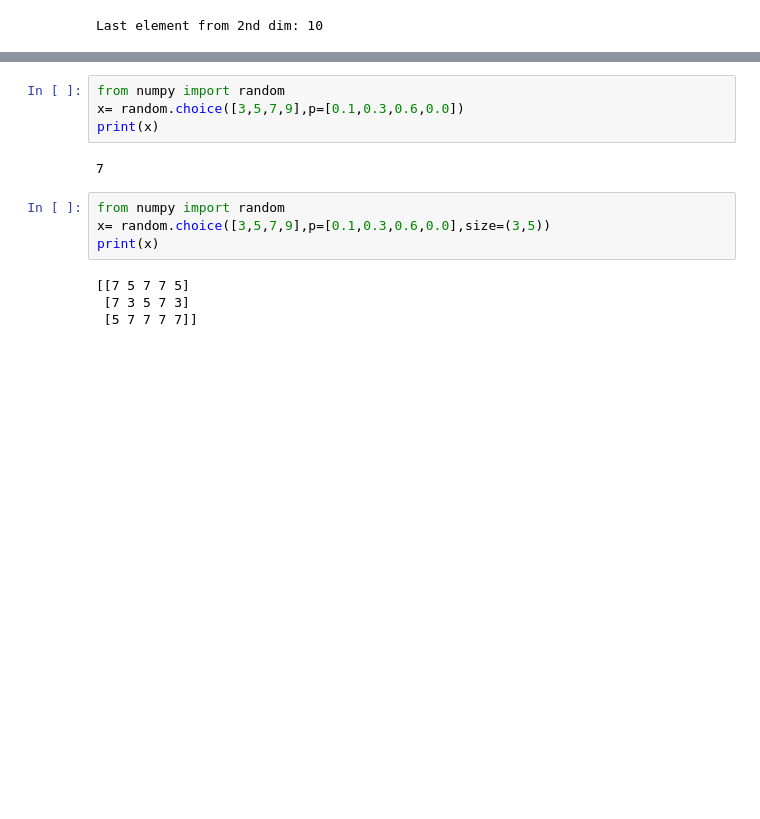
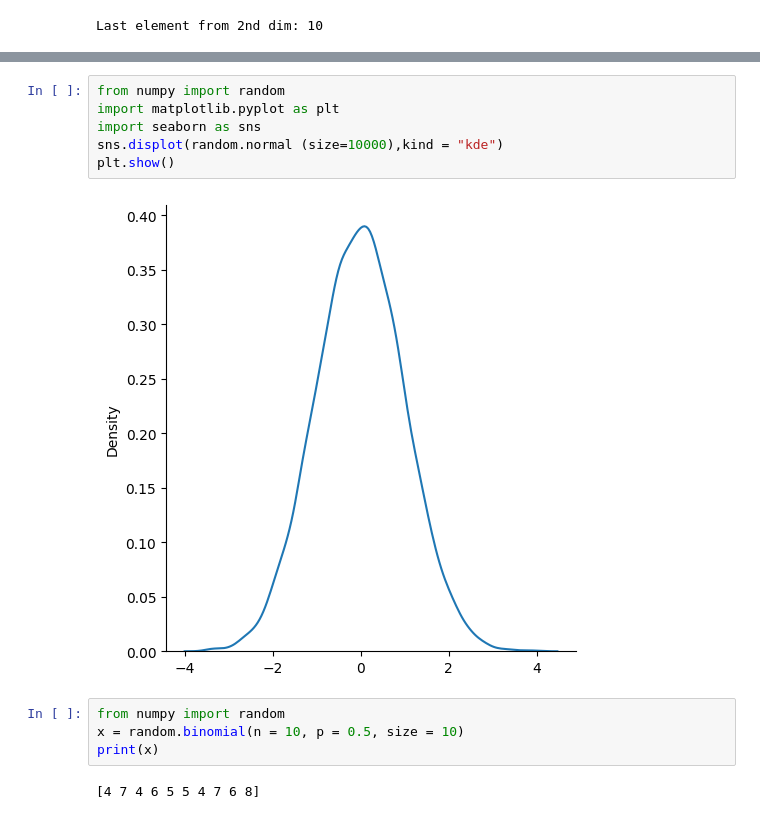
Before and after one commit to Akanksha-Ceris/NumPy-, a Jupyter notebook: Numpy.ipynb, the cells around one changed output, grey strips where cells are left out. Cells and saved outputs as stored; diff of their text form; blank space fills up the shorter version.

```diff
--- a/Numpy.ipynb
+++ b/Numpy.ipynb
@@ -1021,14 +1093,14 @@ import  numpy as np
+# %%
+from numpy import random
+import matplotlib.pyplot as plt
+import seaborn as sns
+sns.displot(random.normal (size=10000),kind = "kde")
+plt.show()
+# %% [output]
+[figure, added]
 # %%
 from numpy import random
-x= random.choice([3,5,7,9],p=[0.1,0.3,0.6,0.0])
+x = random.binomial(n = 10, p = 0.5, size = 10)
 print(x)
 # %% [output]
-7
+[4 7 4 6 5 5 4 7 6 8]
-# %%
-from numpy import random
-x= random.choice([3,5,7,9],p=[0.1,0.3,0.6,0.0],size=(3,5))
-print(x)
-# %% [output]
-[[7 5 7 7 5]
- [7 3 5 7 3]
- [5 7 7 7 7]]
```
Also changed, not shown: parts of 14 cells of this notebook.
